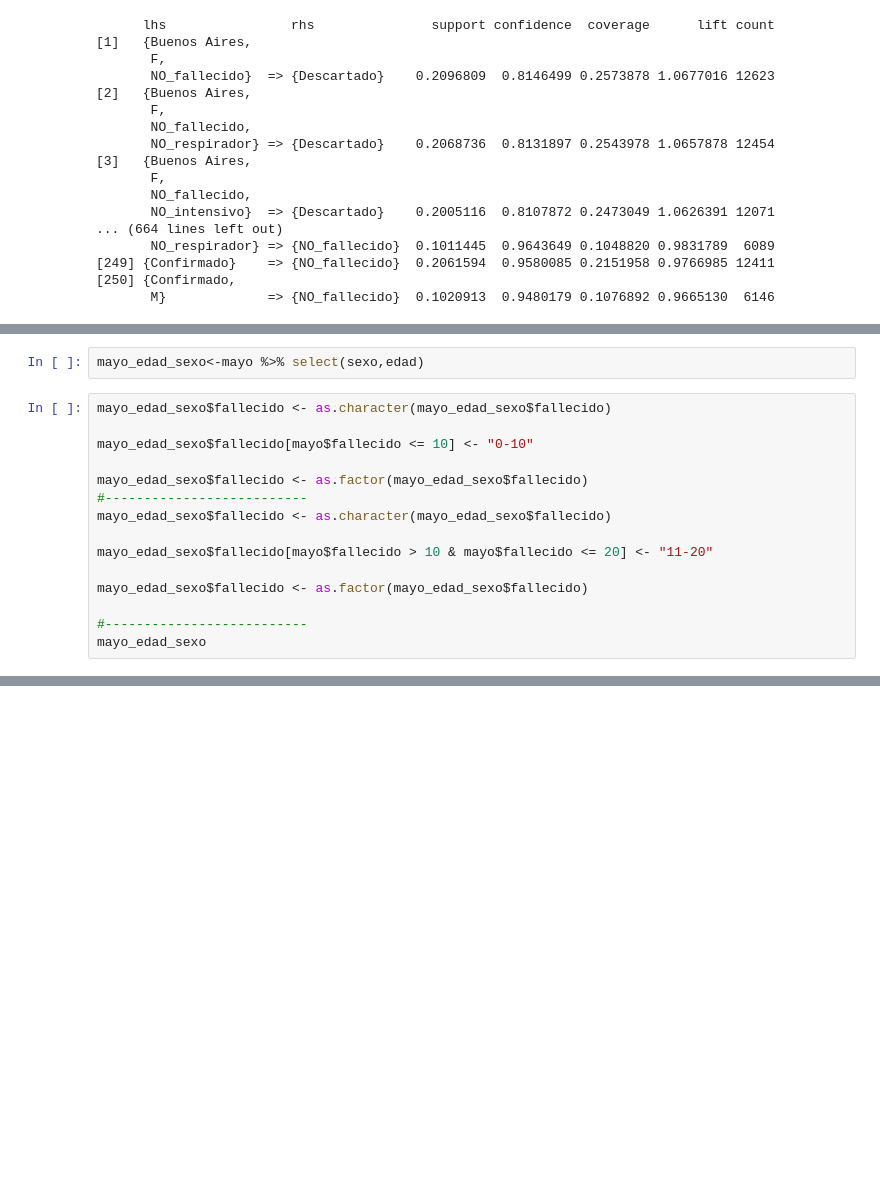
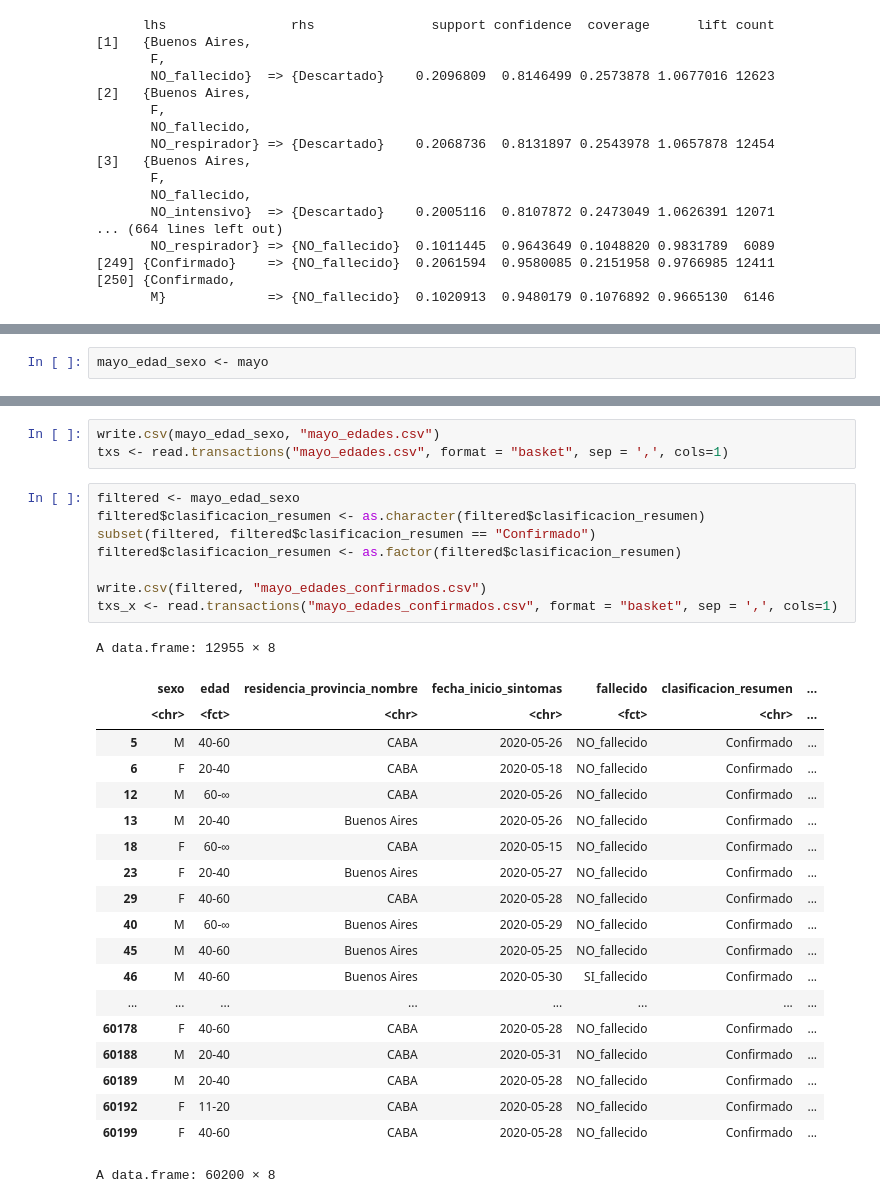
Before and after one commit to TenStrings/calidad-de-datos, a Jupyter notebook: raps/tp final/tp final.ipynb, the cells around one changed output, grey strips where cells are left out. Saved outputs shown, nothing was run; the diff lists cells and outputs as text; blank space fills up the shorter version.

```diff
--- a/raps/tp final/tp final.ipynb
+++ b/raps/tp final/tp final.ipynb
@@ -162,17 +205,2 @@ length(reglas)
 # %%
-mayo_edad_sexo<-mayo %>% select(sexo,edad)
+mayo_edad_sexo <- mayo
-# %%
-mayo_edad_sexo$fallecido <- as.character(mayo_edad_sexo$fallecido)
-
-mayo_edad_sexo$fallecido[mayo$fallecido <= 10] <- "0-10"
-
-mayo_edad_sexo$fallecido <- as.factor(mayo_edad_sexo$fallecido)
-#--------------------------
-mayo_edad_sexo$fallecido <- as.character(mayo_edad_sexo$fallecido)
-
-mayo_edad_sexo$fallecido[mayo$fallecido > 10 & mayo$fallecido <= 20] <- "11-20"
-
-mayo_edad_sexo$fallecido <- as.factor(mayo_edad_sexo$fallecido)
-
-#--------------------------
-mayo_edad_sexo
@@ -180,0 +265,32 @@ ERROR: Error in `$<-.data.frame`(`*tmp*`, fallecido, value = character(0)): repl
+# %%
+write.csv(mayo_edad_sexo, "mayo_edades.csv")
+txs <- read.transactions("mayo_edades.csv", format = "basket", sep = ',', cols=1)
+# %%
+filtered <- mayo_edad_sexo
+filtered$clasificacion_resumen <- as.character(filtered$clasificacion_resumen)
+subset(filtered, filtered$clasificacion_resumen == "Confirmado")
+filtered$clasificacion_resumen <- as.factor(filtered$clasificacion_resumen)
+
+write.csv(filtered, "mayo_edades_confirmados.csv")
+txs_x <- read.transactions("mayo_edades_confirmados.csv", format = "basket", sep = ',', cols=1)
+# %% [output]
+A data.frame: 12955 × 8
+|  | sexo | edad | residencia_provincia_nombre | fecha_inicio_sintomas | fallecido | clasificacion_resumen | ... |
+|  | <chr> | <fct> | <chr> | <chr> | <fct> | <chr> | ... |
+| 5 | M | 40-60 | CABA | 2020-05-26 | NO_fallecido | Confirmado | ... |
+| 6 | F | 20-40 | CABA | 2020-05-18 | NO_fallecido | Confirmado | ... |
+| 12 | M | 60-∞ | CABA | 2020-05-26 | NO_fallecido | Confirmado | ... |
+| 13 | M | 20-40 | Buenos Aires | 2020-05-26 | NO_fallecido | Confirmado | ... |
+| 18 | F | 60-∞ | CABA | 2020-05-15 | NO_fallecido | Confirmado | ... |
+| 23 | F | 20-40 | Buenos Aires | 2020-05-27 | NO_fallecido | Confirmado | ... |
+| 29 | F | 40-60 | CABA | 2020-05-28 | NO_fallecido | Confirmado | ... |
+| 40 | M | 60-∞ | Buenos Aires | 2020-05-29 | NO_fallecido | Confirmado | ... |
+| 45 | M | 40-60 | Buenos Aires | 2020-05-25 | NO_fallecido | Confirmado | ... |
+| 46 | M | 40-60 | Buenos Aires | 2020-05-30 | SI_fallecido | Confirmado | ... |
+| ... | ... | ... | ... | ... | ... | ... | ... |
+| 60178 | F | 40-60 | CABA | 2020-05-28 | NO_fallecido | Confirmado | ... |
+| 60188 | M | 20-40 | CABA | 2020-05-31 | NO_fallecido | Confirmado | ... |
+| 60189 | M | 20-40 | CABA | 2020-05-28 | NO_fallecido | Confirmado | ... |
+| 60192 | F | 11-20 | CABA | 2020-05-28 | NO_fallecido | Confirmado | ... |
+| 60199 | F | 40-60 | CABA | 2020-05-28 | NO_fallecido | Confirmado | ... |
+A data.frame: 60200 × 8
```
Also changed, not shown: parts of 16 cells of this notebook.
